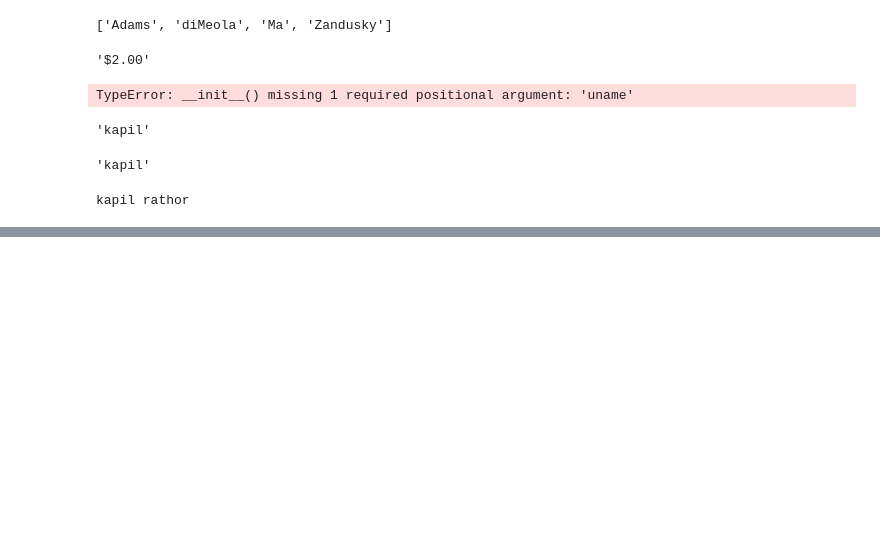
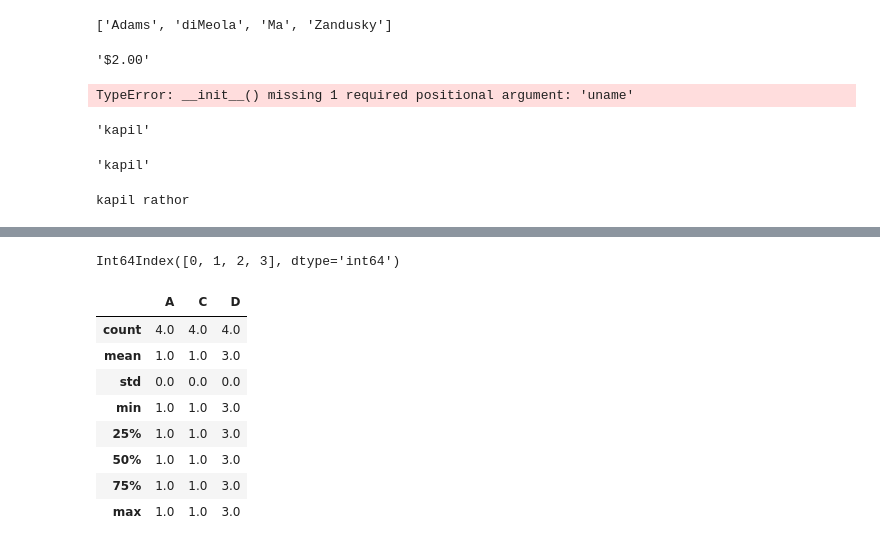
Before and after one commit to KapilRathor/ML-DL, a Jupyter notebook: Basic Python.ipynb, the cells around one changed output, grey strips where cells are left out. Cells and saved outputs as stored; diff of their text form; code cells hidden in the pictures; blank space fills up the shorter version.

```diff
--- a/Basic Python.ipynb
+++ b/Basic Python.ipynb
@@ -355,0 +1083,3 @@ new_guy
+# %%
+a = pd.DataFrame({'A': 1.,'B': pd.Timestamp('20130102'),'C': pd.Series(1, index=list(range(4)), dtype='float32'),
+                    'D': np.array([3] * 4, dtype='int32'),'E': pd.Categorical(["test", "train", "test", "train"]),'F': 'foo'})
@@ -355,0 +1124,16 @@ new_guy
+# %%
+a.index
+# %% [output]
+Int64Index([0, 1, 2, 3], dtype='int64')
+# %%
+a.describe()
+# %% [output]
+|  | A | C | D |
+| count | 4.0 | 4.0 | 4.0 |
+| mean | 1.0 | 1.0 | 3.0 |
+| std | 0.0 | 0.0 | 0.0 |
+| min | 1.0 | 1.0 | 3.0 |
+| 25% | 1.0 | 1.0 | 3.0 |
+| 50% | 1.0 | 1.0 | 3.0 |
+| 75% | 1.0 | 1.0 | 3.0 |
+| max | 1.0 | 1.0 | 3.0 |
```
Also changed, not shown: parts of 212 cells of this notebook.
